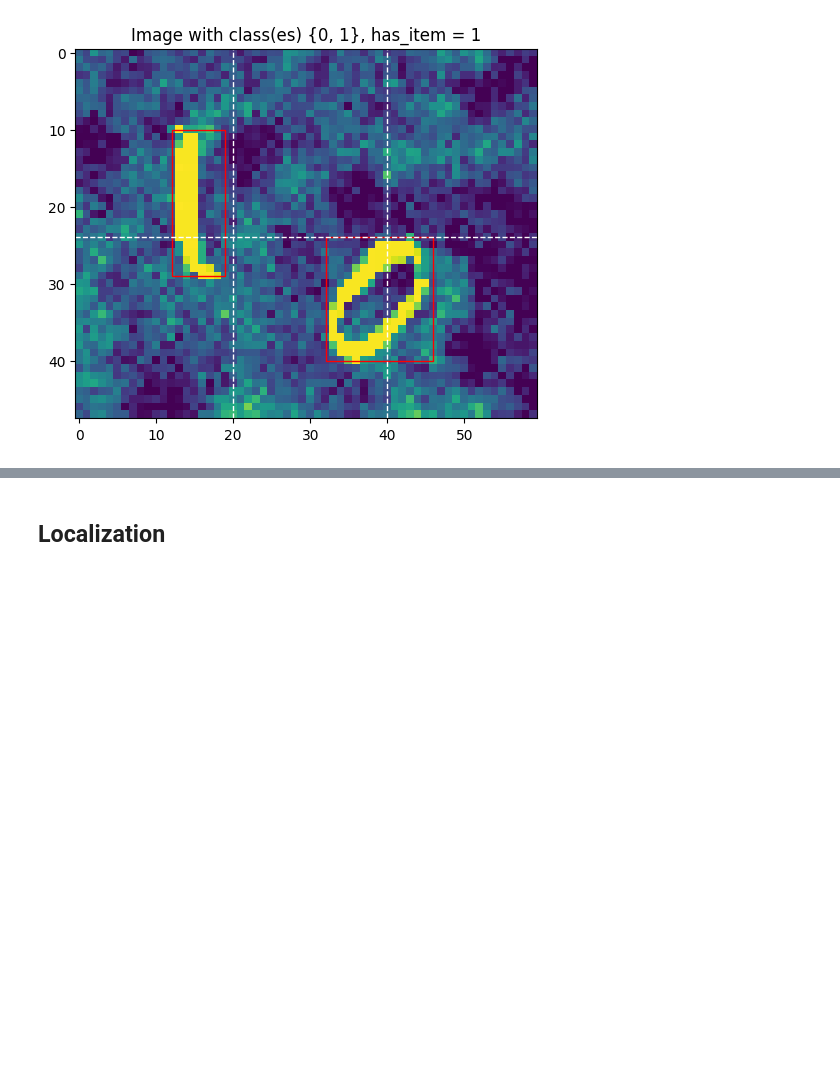
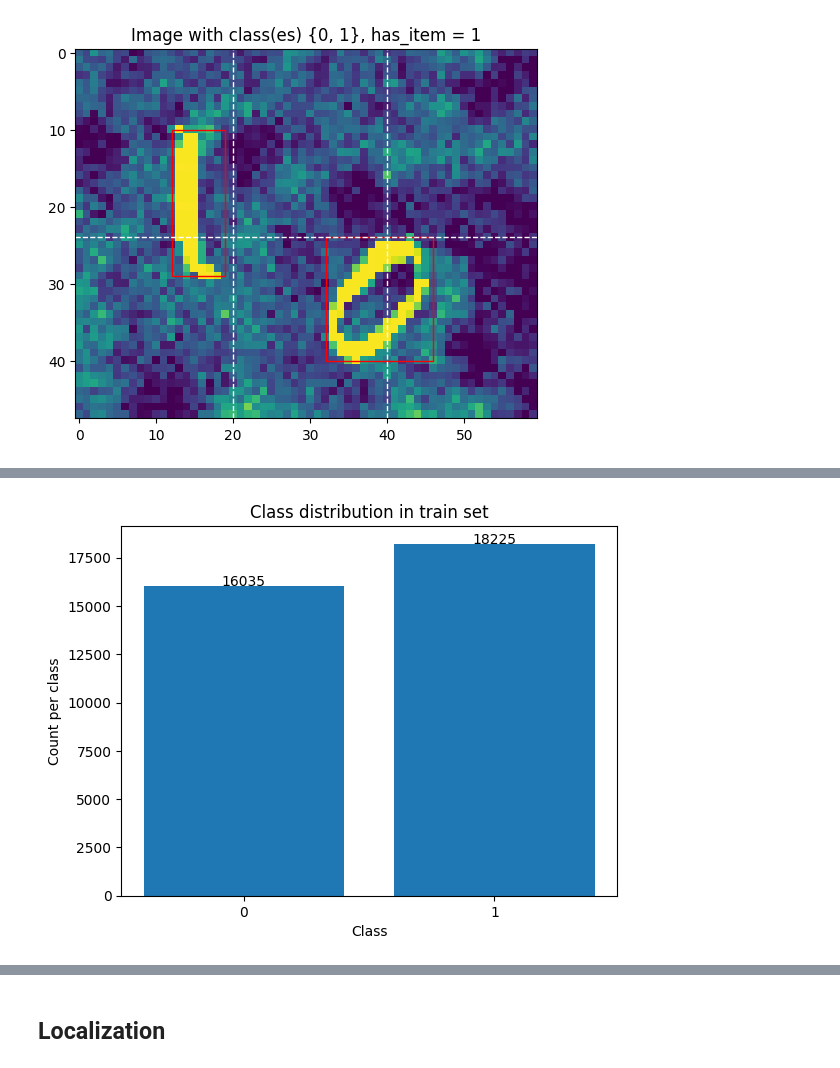
Before and after one commit to Freskoko/inf265_projects, a Jupyter notebook: assignments/src/project_2/Object_detection.ipynb, the cells around one changed output, grey strips where cells are left out. Saved outputs shown, nothing was run; the diff lists cells and outputs as text; code cells hidden in the pictures; blank space fills up the shorter version.

```diff
--- a/assignments/src/project_2/Object_detection.ipynb
+++ b/assignments/src/project_2/Object_detection.ipynb
@@ -48,30 +50,6 @@ save_dir = Path("imgs/object_detection")
 save_dir.mkdir(parents=True, exist_ok=True)
 # %%
 DO_TRAINING = True  # Set me to TRUE to run training from the start, otherwise we just load existing models
-# %%
-class Preprocessor:
-    def __init__(self):
-        self.mean = None
-        self.std = None
-
-    def fit(self, train_dataset):
-        images, _ = train_dataset.tensors
-
-        mean = images.mean(dim=(0, 2, 3))
-        std = images.std(dim=(0, 2, 3))
-
-        self.mean = mean
-        self.std = std
-
-    def process(self, dataset):
-        images, labels = dataset.tensors
-        images = (images - self.mean[None, :, None, None]) / self.std[None, :, None, None]
-        return TensorDataset(images, labels)
-
-    def unnormalize(self, img):
-        img = img.clone()
-        img = img * self.std[:, None, None] + self.mean[:, None, None]
-        return torch.clamp(img, 0, 1)
 # %%
 # this is loaded to:
 # 1. grab images
@@ -362,0 +290,6 @@ dataset_train[0]
+# %%
+all_targets = [int(bb[5]) for label in dataset_train for bb in label[1]]
+# %%
+plot_class_counter(all_targets=all_targets, save_dir=save_dir)
+# %% [output]
+[figure, added]
```
Also changed, not shown: parts of 28 cells of this notebook, 7 other files.
